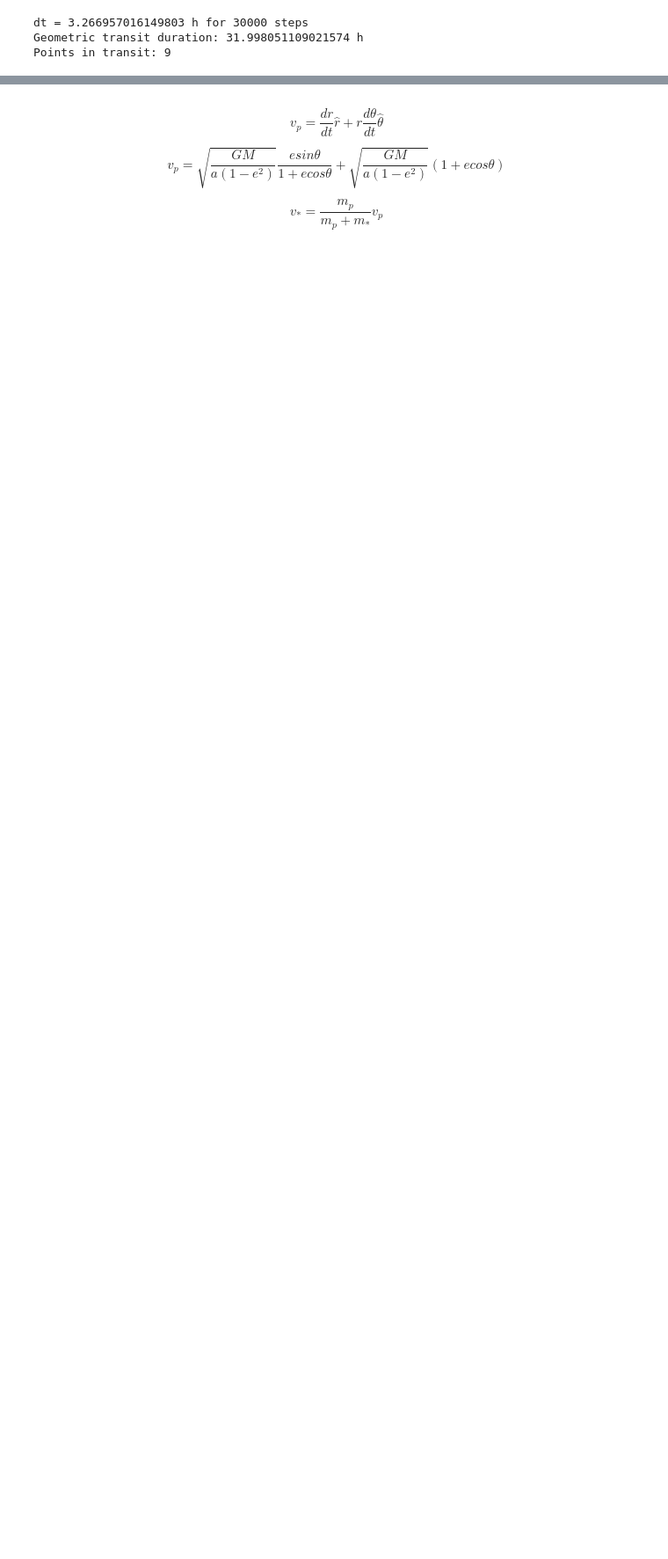
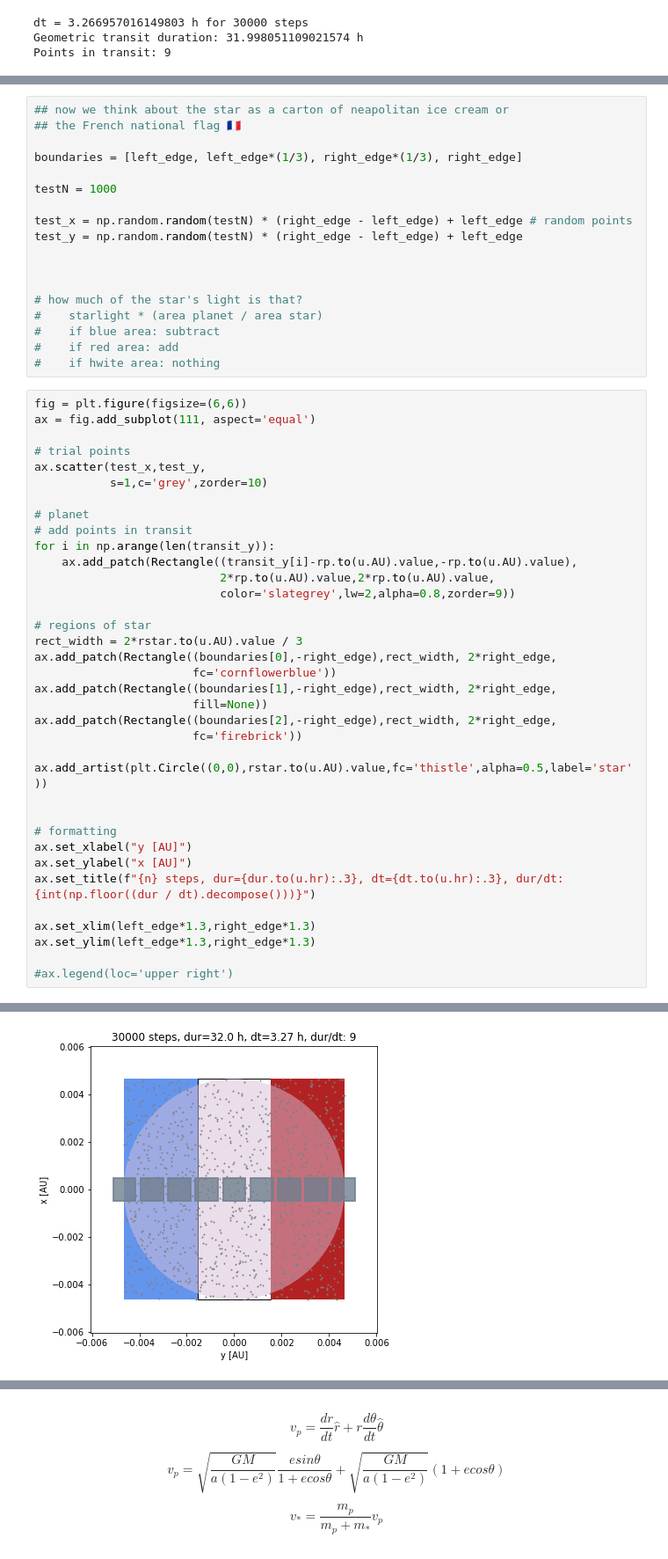
Before and after one commit to namagu/rossiter-mclaughlin-coaddventure, a Jupyter notebook: rv_from_scratch.ipynb, the cells around one changed output, grey strips where cells are left out. Shown at 88% size. Saved outputs shown, nothing was run; the diff lists cells and outputs as text; blank space fills up the shorter version.

Commit message:
adding MC to calculate area overlaps

```diff
--- a/rv_from_scratch.ipynb
+++ b/rv_from_scratch.ipynb
@@ -166,3 +166,58 @@ overlap_theta = np.array(thetas)[mask_overlap]
 overlap_r = np.array([q.value for q in r])[mask_overlap]
 # %% [output]
 planet + star overlap at 19 time points
+# %%
+## now we think about the star as a carton of neapolitan ice cream or
+## the French national flag 🇫🇷
+
+boundaries = [left_edge, left_edge*(1/3), right_edge*(1/3), right_edge]
+
+testN = 1000
+
+test_x = np.random.random(testN) * (right_edge - left_edge) + left_edge # random points
+test_y = np.random.random(testN) * (right_edge - left_edge) + left_edge
+
+
+
+# how much of the star's light is that?
+#    starlight * (area planet / area star)
+#    if blue area: subtract
+#    if red area: add
+#    if hwite area: nothing
+# %%
+fig = plt.figure(figsize=(6,6))
+ax = fig.add_subplot(111, aspect='equal')
+
+# trial points
+ax.scatter(test_x,test_y,
+           s=1,c='grey',zorder=10)
+
+# planet
+# add points in transit
+for i in np.arange(len(transit_y)):
+    ax.add_patch(Rectangle((transit_y[i]-rp.to(u.AU).value,-rp.to(u.AU).value),
+                           2*rp.to(u.AU).value,2*rp.to(u.AU).value,
+                           color='slategrey',lw=2,alpha=0.8,zorder=9))
+
+# regions of star
+rect_width = 2*rstar.to(u.AU).value / 3
+ax.add_patch(Rectangle((boundaries[0],-right_edge),rect_width, 2*right_edge,
+                       fc='cornflowerblue'))
+ax.add_patch(Rectangle((boundaries[1],-right_edge),rect_width, 2*right_edge,
+                       fill=None))
+ax.add_patch(Rectangle((boundaries[2],-right_edge),rect_width, 2*right_edge,
+                       fc='firebrick'))
+
+ax.add_artist(plt.Circle((0,0),rstar.to(u.AU).value,fc='thistle',alpha=0.5,label='star'))
+
+
+# formatting
+ax.set_xlabel("y [AU]")
+ax.set_ylabel("x [AU]")
+ax.set_title(f"{n} steps, dur={dur.to(u.hr):.3}, dt={dt.to(u.hr):.3}, dur/dt: {int(np.floor((dur / dt).decompose()))}")
+
+ax.set_xlim(left_edge*1.3,right_edge*1.3)
+ax.set_ylim(left_edge*1.3,right_edge*1.3)
+
+#ax.legend(loc='upper right')
+# %% [output]
@@ -168,0 +225 @@ planet + star overlap at 19 time points
+[figure, added]
```
Also changed, not shown: parts of 8 cells of this notebook.
